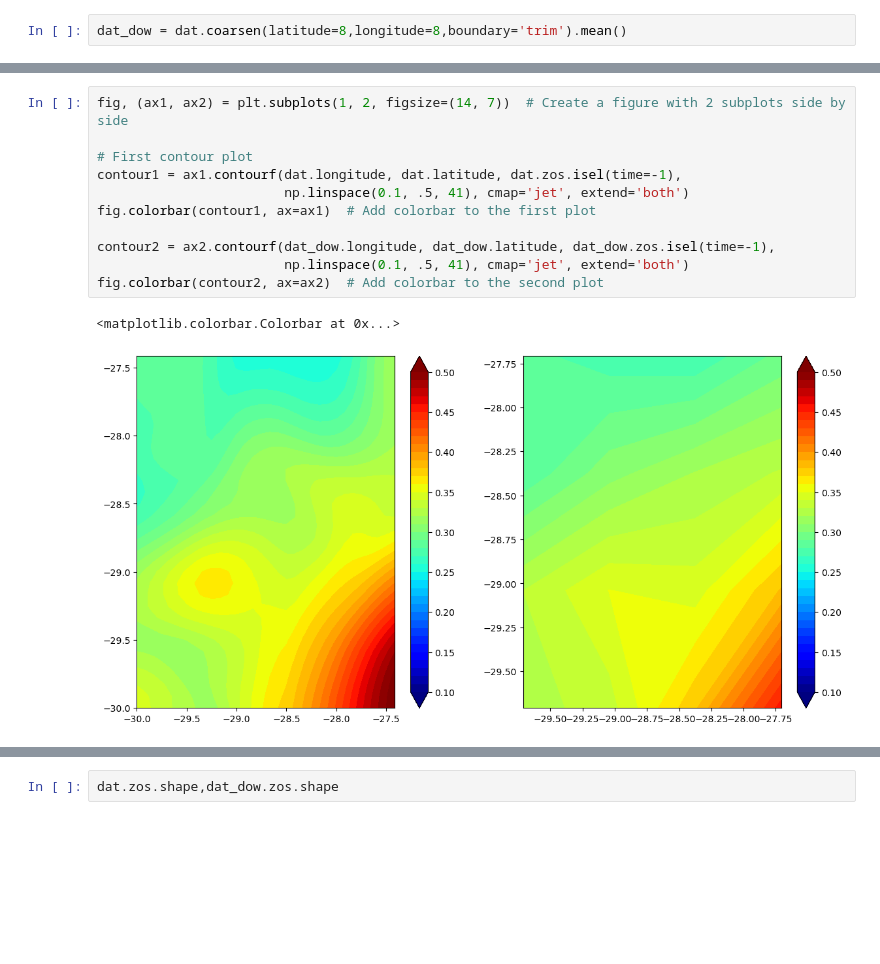
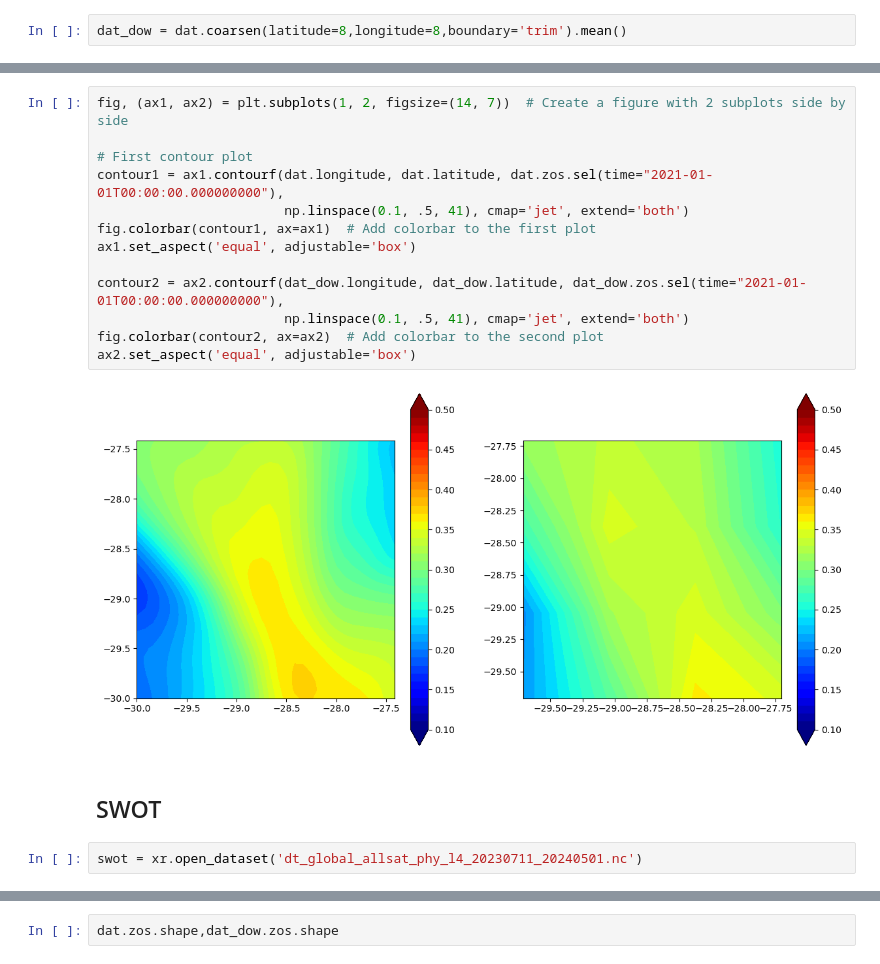
Before and after one commit to oceanhackweek/ohw24_proj_upSSH_us, a Jupyter notebook: contributor_folders/team_member_1/test0.ipynb, the cells around one changed output, grey strips where cells are left out. Drawn from its saved outputs; the diff is of its cells as text; blank space fills up the shorter version.

Commit message:
updated aviso and swot

```diff
--- a/contributor_folders/team_member_1/test0.ipynb
+++ b/contributor_folders/team_member_1/test0.ipynb
@@ -59,14 +104,19 @@ pwd
 # %%
 fig, (ax1, ax2) = plt.subplots(1, 2, figsize=(14, 7))  # Create a figure with 2 subplots side by side
 
 # First contour plot
-contour1 = ax1.contourf(dat.longitude, dat.latitude, dat.zos.isel(time=-1),
+contour1 = ax1.contourf(dat.longitude, dat.latitude, dat.zos.sel(time="2021-01-01T00:00:00.000000000"),
                         np.linspace(0.1, .5, 41), cmap='jet', extend='both')
 fig.colorbar(contour1, ax=ax1)  # Add colorbar to the first plot
+ax1.set_aspect('equal', adjustable='box')
 
-contour2 = ax2.contourf(dat_dow.longitude, dat_dow.latitude, dat_dow.zos.isel(time=-1),
+contour2 = ax2.contourf(dat_dow.longitude, dat_dow.latitude, dat_dow.zos.sel(time="2021-01-01T00:00:00.000000000"),
                         np.linspace(0.1, .5, 41), cmap='jet', extend='both')
 fig.colorbar(contour2, ax=ax2)  # Add colorbar to the second plot
+ax2.set_aspect('equal', adjustable='box')
 # %% [output]
-<matplotlib.colorbar.Colorbar at 0x...>
-[figure, old version]
+[figure, new version]
+# %% [markdown]
+## SWOT
+# %%
+swot = xr.open_dataset('dt_global_allsat_phy_l4_20230711_20240501.nc')
```
Also changed, not shown: parts of 7 cells of this notebook.
